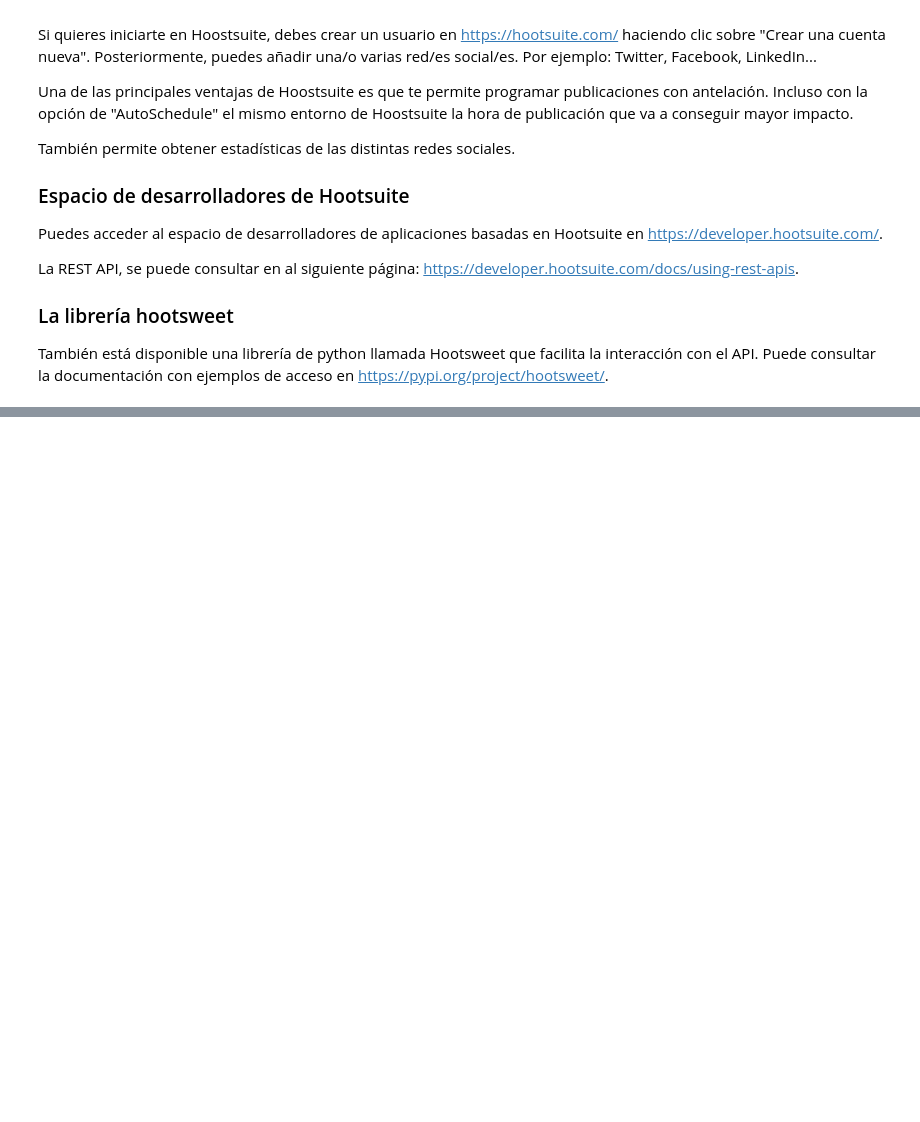
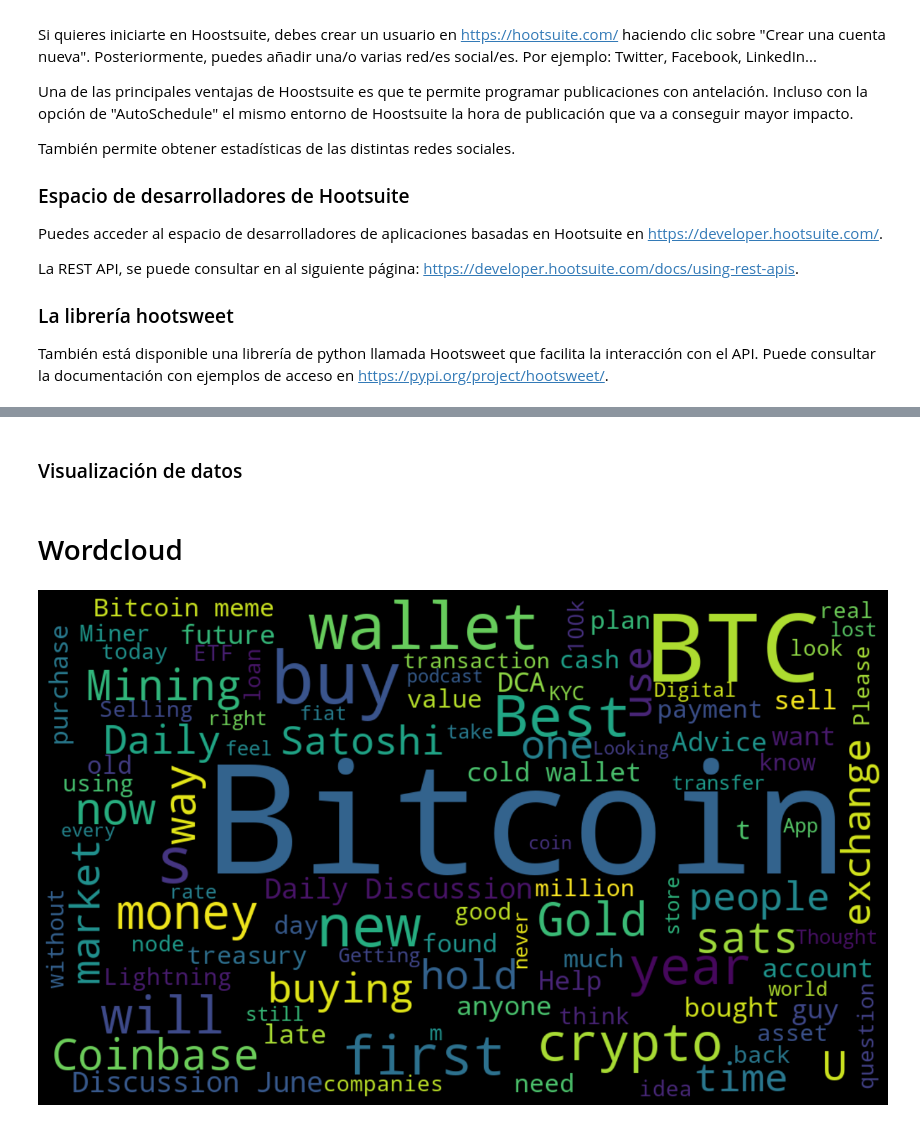
Before and after one commit to griu/mbdds_fc20, a Jupyter notebook: datos_digitales/modulo3_tema1_dd_04_sanalytics.ipynb, the cells around one changed output, grey strips where cells are left out. Cells and saved outputs as stored; diff of their text form; code cells hidden in the pictures; blank space fills up the shorter version.

```diff
--- a/datos_digitales/modulo3_tema1_dd_04_sanalytics.ipynb
+++ b/datos_digitales/modulo3_tema1_dd_04_sanalytics.ipynb
@@ -562,0 +688,3 @@ También está disponible una librería de python llamada Hootsweet que facilita
+# %%
+reddit_df = pd.read_csv("Reddit.csv")
+reddit_df.head()
@@ -562,0 +704,15 @@ También está disponible una librería de python llamada Hootsweet que facilita
+# %%
+def cleanTxt(text):
+    text = re.sub(r'@[A-Za-z0-9]+', '', text)  # Eliminar @menciones reemplazar con espacio en blanco
+    text = re.sub(r'#', '', text)              # Elimine el símbolo '#' y reemplácelo con un espacio en blanco.
+    text = re.sub(r'RT[\s]+', '', text)        # Quitar RT, reemplazar con espacio en blanco
+    text = re.sub(r'https?:\/\/\S+', '', text) # Eliminar los hipervínculos
+    text = re.sub(r':', '', text)              # Eliminar :
+
+    return text
+
+#Limpiando el texto
+reddit_df["Titles"]= reddit_df["Titles"].apply(cleanTxt)
+
+#Mostrar el texto limpio
+reddit_df.head()
@@ -562,0 +764,2 @@ También está disponible una librería de python llamada Hootsweet que facilita
+# %% [markdown]
+### Visualización de datos
@@ -562,0 +769,6 @@ También está disponible una librería de python llamada Hootsweet que facilita
+# %%
+import seaborn as sns
+import warnings
+from wordcloud import WordCloud, STOPWORDS
+import matplotlib.pyplot as plt
+plt.style.use('fivethirtyeight')
@@ -562,0 +789,17 @@ También está disponible una librería de python llamada Hootsweet que facilita
+# %% [markdown]
+# Wordcloud
+# %%
+text = ' '.join( [twts for twts in reddit_df['Titles']] ) #To join all tweet
+    # generate word cloud
+wordcloud = WordCloud(width=1000, height = 600,
+
+                      max_words = 100,
+                      stopwords = STOPWORDS,
+                      background_color="black").generate(text)
+
+  # Display the generated image:
+plt.figure( figsize=(20,10), facecolor='k' )
+plt.imshow(wordcloud, interpolation='bilinear')
+plt.axis("off");
+# %% [output]
+[figure, added]
```
Also changed, not shown: parts of 32 cells of this notebook, 3 other files.
